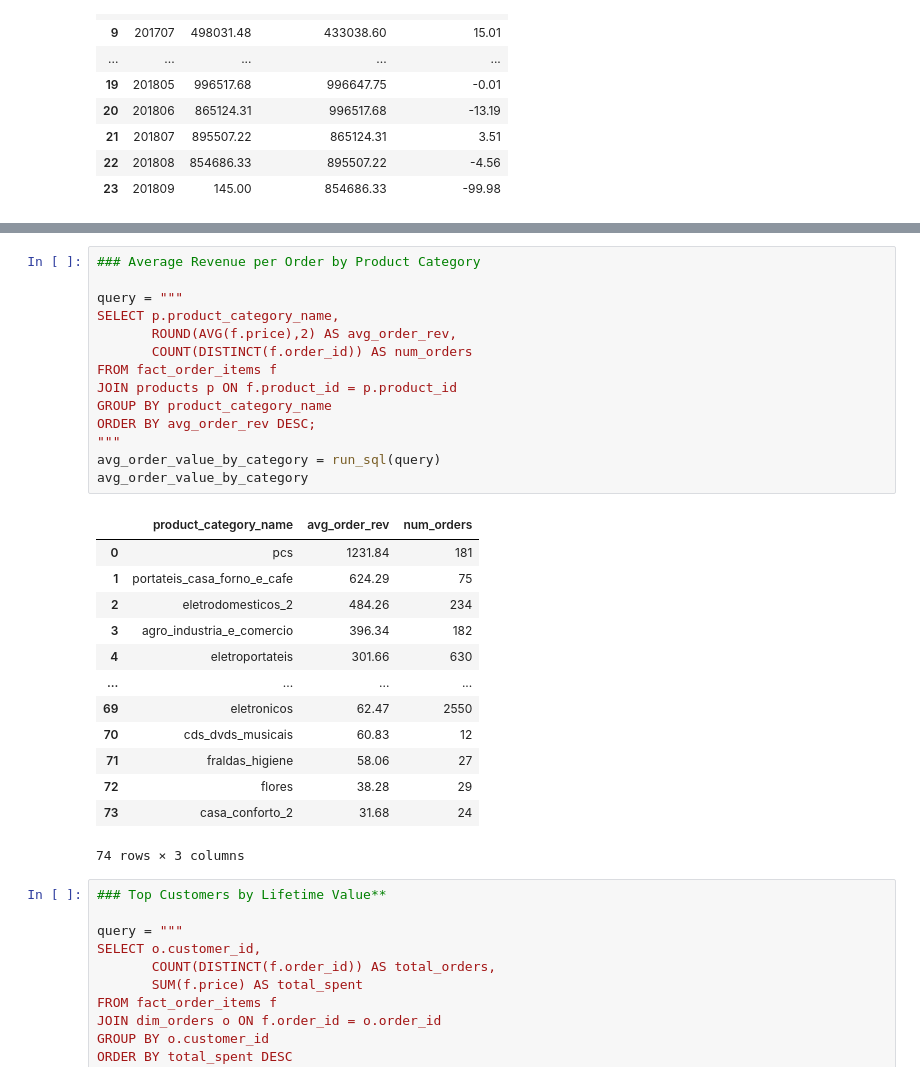
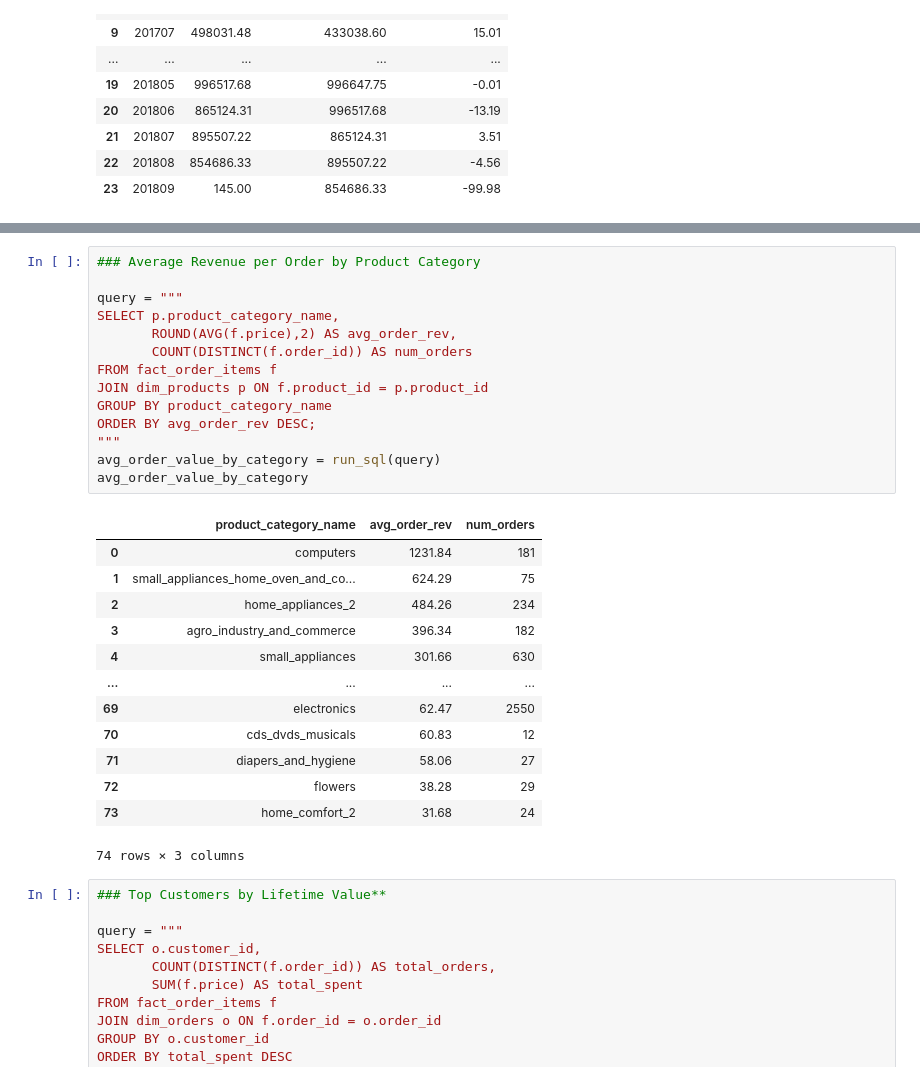
Before and after one commit to Jbhnd/Ecommerce-Analytics-Data-Warehouse-Analysis-Dashboard, a Jupyter notebook: notebooks/Ecommerce_Analytics_Pipeline.ipynb, the cells around one changed output, grey strips where cells are left out. Drawn from its saved outputs; the diff is of its cells as text.

```diff
--- a/notebooks/Ecommerce_Analytics_Pipeline.ipynb
+++ b/notebooks/Ecommerce_Analytics_Pipeline.ipynb
@@ -437,30 +440,30 @@ top_categories
 # %%
 ### Average Revenue per Order by Product Category
 
 query = """
 SELECT p.product_category_name,
        ROUND(AVG(f.price),2) AS avg_order_rev,
        COUNT(DISTINCT(f.order_id)) AS num_orders
 FROM fact_order_items f
-JOIN products p ON f.product_id = p.product_id
+JOIN dim_products p ON f.product_id = p.product_id
 GROUP BY product_category_name
 ORDER BY avg_order_rev DESC;
 """
 avg_order_value_by_category = run_sql(query)
 avg_order_value_by_category
 # %% [output]
 |  | product_category_name | avg_order_rev | num_orders |
-| 0 | pcs | 1231.84 | 181 |
-| 1 | portateis_casa_forno_e_cafe | 624.29 | 75 |
-| 2 | eletrodomesticos_2 | 484.26 | 234 |
-| 3 | agro_industria_e_comercio | 396.34 | 182 |
-| 4 | eletroportateis | 301.66 | 630 |
+| 0 | computers | 1231.84 | 181 |
+| 1 | small_appliances_home_oven_and_co... | 624.29 | 75 |
+| 2 | home_appliances_2 | 484.26 | 234 |
+| 3 | agro_industry_and_commerce | 396.34 | 182 |
+| 4 | small_appliances | 301.66 | 630 |
 | ... | ... | ... | ... |
-| 69 | eletronicos | 62.47 | 2550 |
-| 70 | cds_dvds_musicais | 60.83 | 12 |
-| 71 | fraldas_higiene | 58.06 | 27 |
-| 72 | flores | 38.28 | 29 |
-| 73 | casa_conforto_2 | 31.68 | 24 |
+| 69 | electronics | 62.47 | 2550 |
+| 70 | cds_dvds_musicals | 60.83 | 12 |
+| 71 | diapers_and_hygiene | 58.06 | 27 |
+| 72 | flowers | 38.28 | 29 |
+| 73 | home_comfort_2 | 31.68 | 24 |
 74 rows × 3 columns
 # %%
 ### Top Customers by Lifetime Value**
```
Also changed, not shown: parts of 13 cells of this notebook.
